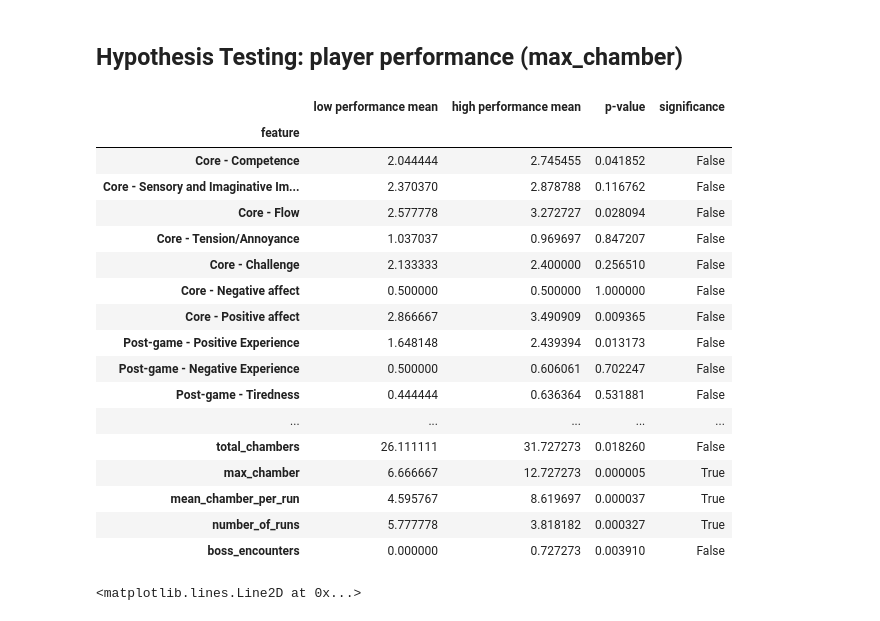
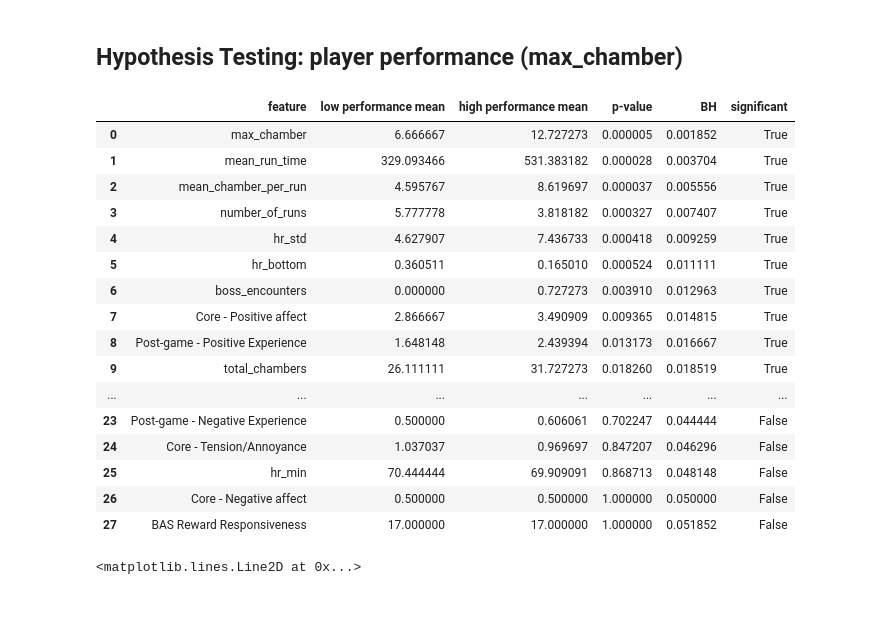
Before and after one commit to itubrainlab/hades_player_experience, a Jupyter notebook: Notebooks/player_analysis.ipynb, the cells around one changed output. Drawn from its saved outputs; the diff is of its cells as text; code cells hidden in the pictures.

```diff
--- a/Notebooks/player_analysis.ipynb
+++ b/Notebooks/player_analysis.ipynb
@@ -24,33 +25,37 @@ sb.heatmap(corr, annot=True, center=0, cmap=sb.diverging_palette(250, 10, n=15,s
 # %% [markdown]
 ## Hypothesis Testing: player performance (max_chamber)
 # %%
-sidak_correction_alpha = 1-math.pow(1-0.05,1/len(full_set.columns))
+false_discovery_rate = 0.05
 median_performance = full_set["max_chamber"].median()
 low_performers = full_set[:][full_set["max_chamber"] < median_performance]
 high_performers = full_set[:][full_set["max_chamber"] >= median_performance]
-pd.DataFrame([{"feature":c,
-               "low performance mean": low_performers[c].mean(),
-               "high performance mean": high_performers[c].mean(),
-               "p-value": ttest_ind(low_performers[c], high_performers[c], equal_var=False)[1],
-               "significance":ttest_ind(low_performers[c], high_performers[c], equal_var=False)[1]<sidak_correction_alpha}
-              for c in full_set.columns]).set_index("feature")
+performance_tests = pd.DataFrame([{"feature": c,
+                                   "low performance mean": low_performers[c].mean(),
+                                   "high performance mean": high_performers[c].mean(),
+                                   "p-value": ttest_ind(low_performers[c], high_performers[c], equal_var=False)[1]}
+                                  for c in full_set.columns]).set_index("feature")
+
+performance_tests = performance_tests.sort_values(by=["p-value"]).reset_index()
+performance_tests["BH"] = ((performance_tests.index + 1) / (len(performance_tests) - 1)) * false_discovery_rate
+performance_tests["significant"] = performance_tests["p-value"] < performance_tests["BH"]
+
+performance_tests
 # %% [output]
-|  | low performance mean | high performance mean | p-value | significance |
-| feature |  |  |  |  |
-| Core - Competence | 2.044444 | 2.745455 | 0.041852 | False |
-| Core - Sensory and Imaginative Im... | 2.370370 | 2.878788 | 0.116762 | False |
-| Core - Flow | 2.577778 | 3.272727 | 0.028094 | False |
-| Core - Tension/Annoyance | 1.037037 | 0.969697 | 0.847207 | False |
-| Core - Challenge | 2.133333 | 2.400000 | 0.256510 | False |
-| Core - Negative affect | 0.500000 | 0.500000 | 1.000000 | False |
-| Core - Positive affect | 2.866667 | 3.490909 | 0.009365 | False |
-| Post-game - Positive Experience | 1.648148 | 2.439394 | 0.013173 | False |
-| Post-game - Negative Experience | 0.500000 | 0.606061 | 0.702247 | False |
-| Post-game - Tiredness | 0.444444 | 0.636364 | 0.531881 | False |
-| ... | ... | ... | ... | ... |
-| total_chambers | 26.111111 | 31.727273 | 0.018260 | False |
-| max_chamber | 6.666667 | 12.727273 | 0.000005 | True |
-| mean_chamber_per_run | 4.595767 | 8.619697 | 0.000037 | True |
-| number_of_runs | 5.777778 | 3.818182 | 0.000327 | True |
-| boss_encounters | 0.000000 | 0.727273 | 0.003910 | False |
+|  | feature | low performance mean | high performance mean | p-value | BH | significant |
+| 0 | max_chamber | 6.666667 | 12.727273 | 0.000005 | 0.001852 | True |
+| 1 | mean_run_time | 329.093466 | 531.383182 | 0.000028 | 0.003704 | True |
+| 2 | mean_chamber_per_run | 4.595767 | 8.619697 | 0.000037 | 0.005556 | True |
+| 3 | number_of_runs | 5.777778 | 3.818182 | 0.000327 | 0.007407 | True |
+| 4 | hr_std | 4.627907 | 7.436733 | 0.000418 | 0.009259 | True |
+| 5 | hr_bottom | 0.360511 | 0.165010 | 0.000524 | 0.011111 | True |
+| 6 | boss_encounters | 0.000000 | 0.727273 | 0.003910 | 0.012963 | True |
+| 7 | Core - Positive affect | 2.866667 | 3.490909 | 0.009365 | 0.014815 | True |
+| 8 | Post-game - Positive Experience | 1.648148 | 2.439394 | 0.013173 | 0.016667 | True |
+| 9 | total_chambers | 26.111111 | 31.727273 | 0.018260 | 0.018519 | True |
+| ... | ... | ... | ... | ... | ... | ... |
+| 23 | Post-game - Negative Experience | 0.500000 | 0.606061 | 0.702247 | 0.044444 | False |
+| 24 | Core - Tension/Annoyance | 1.037037 | 0.969697 | 0.847207 | 0.046296 | False |
+| 25 | hr_min | 70.444444 | 69.909091 | 0.868713 | 0.048148 | False |
+| 26 | Core - Negative affect | 0.500000 | 0.500000 | 1.000000 | 0.050000 | False |
+| 27 | BAS Reward Responsiveness | 17.000000 | 17.000000 | 1.000000 | 0.051852 | False |
 # %%
```
Also changed, not shown: parts of 8 cells of this notebook, 2 other files.
